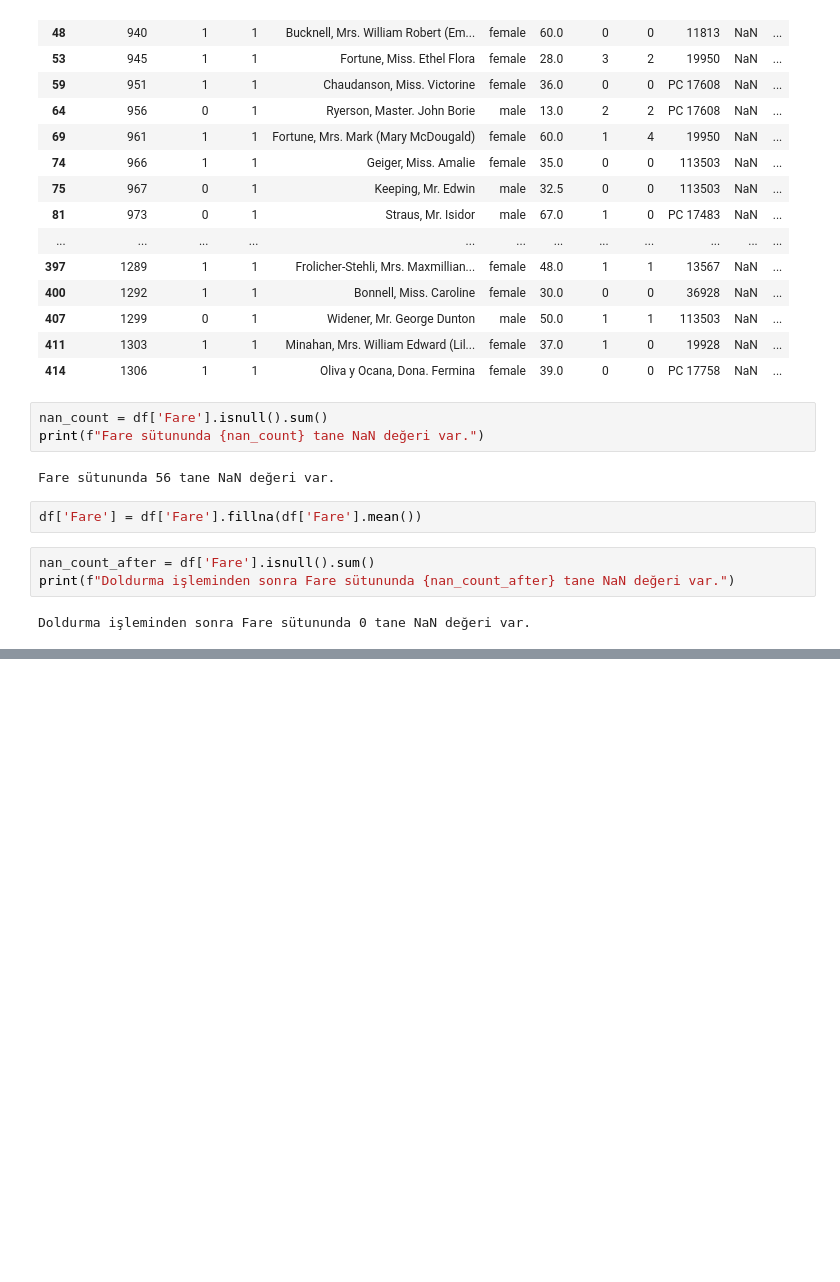
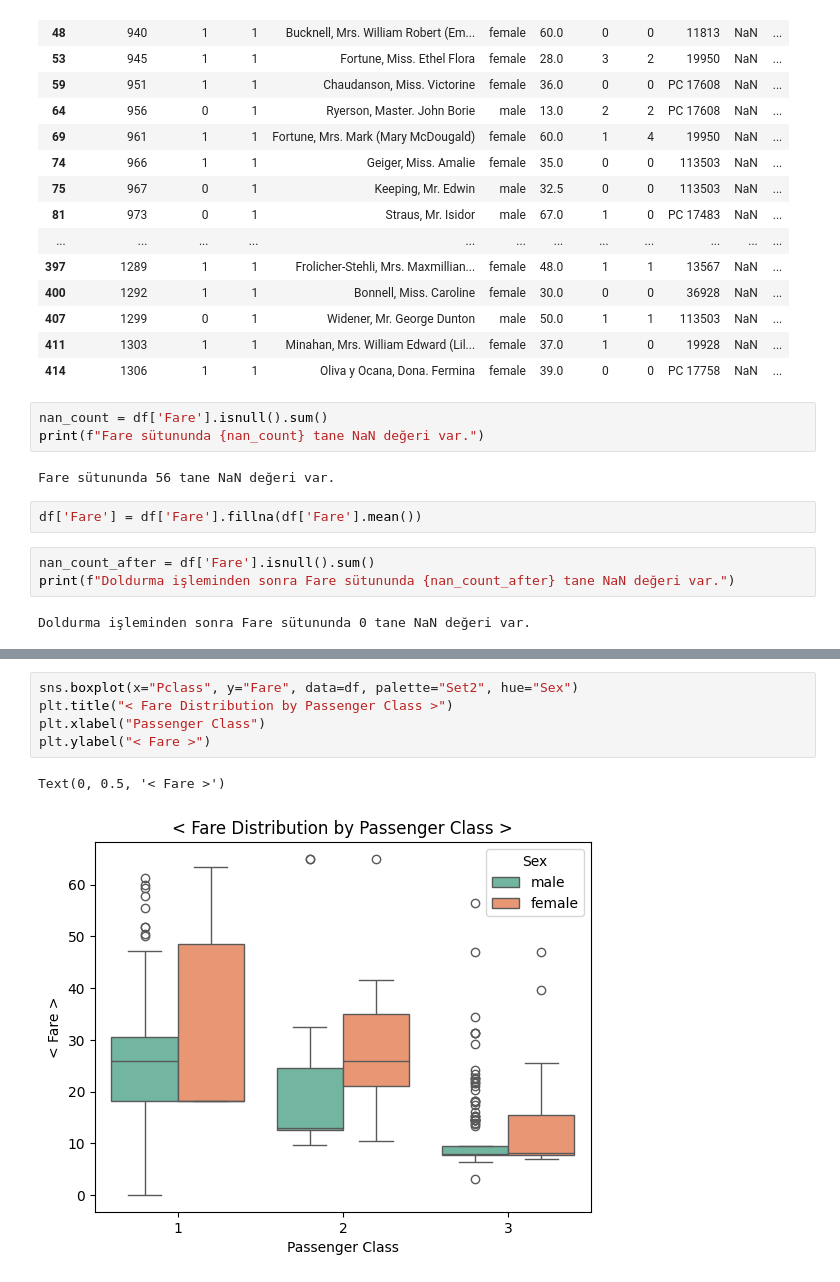
Before and after one commit to KerimGurbaz/titanic_analysis, a Jupyter notebook: titanic_analysis.ipynb, the cells around one changed output, grey strips where cells are left out. Cells and saved outputs as stored; diff of their text form; blank space fills up the shorter version.

```diff
--- a/titanic_analysis.ipynb
+++ b/titanic_analysis.ipynb
@@ -269,0 +280,8 @@ Doldurma işleminden sonra Fare sütununda 0 tane NaN değeri var.
+# %%
+sns.boxplot(x="Pclass", y="Fare", data=df, palette="Set2", hue="Sex")
+plt.title("< Fare Distribution by Passenger Class >")
+plt.xlabel("Passenger Class")
+plt.ylabel("< Fare >")
+# %% [output]
+Text(0, 0.5, '< Fare >')
+[figure, added]
```
Also changed, not shown: parts of 8 cells of this notebook.
